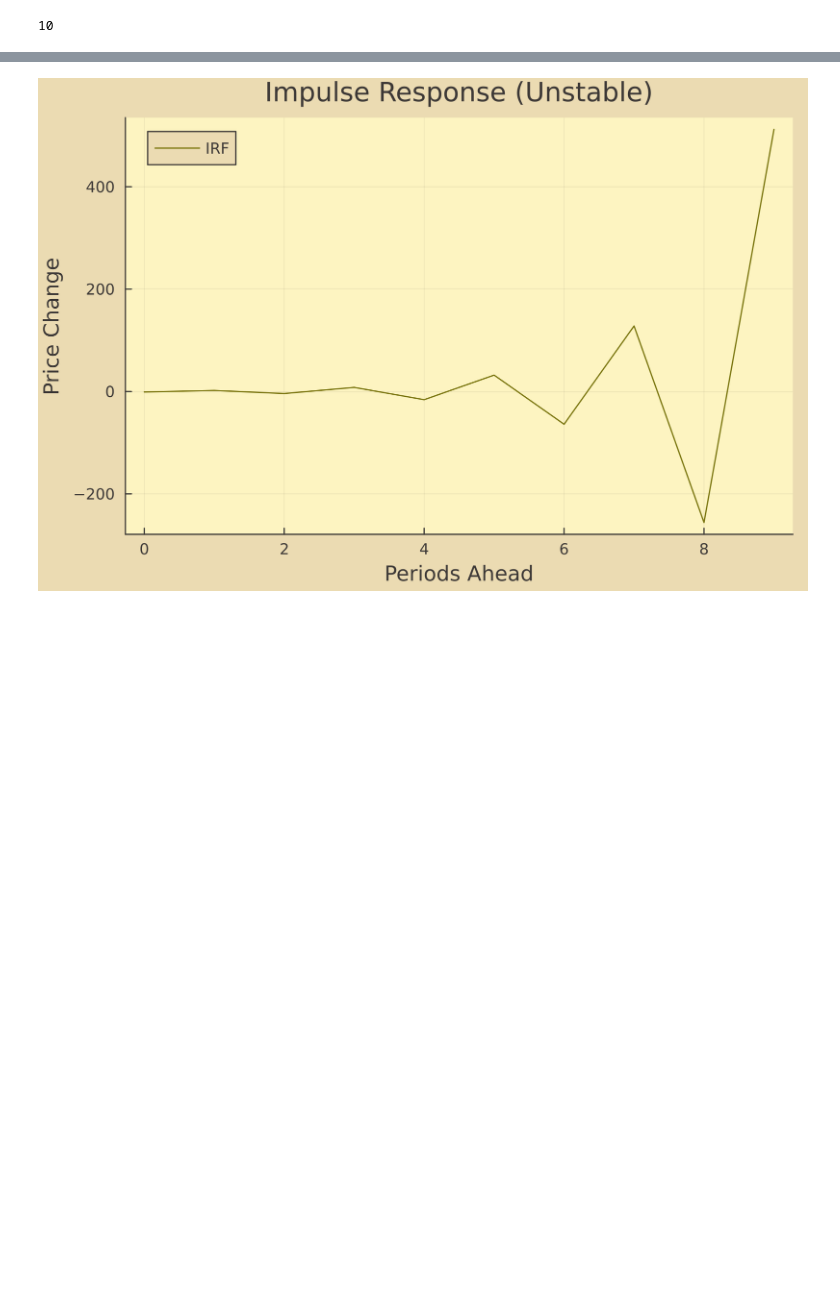
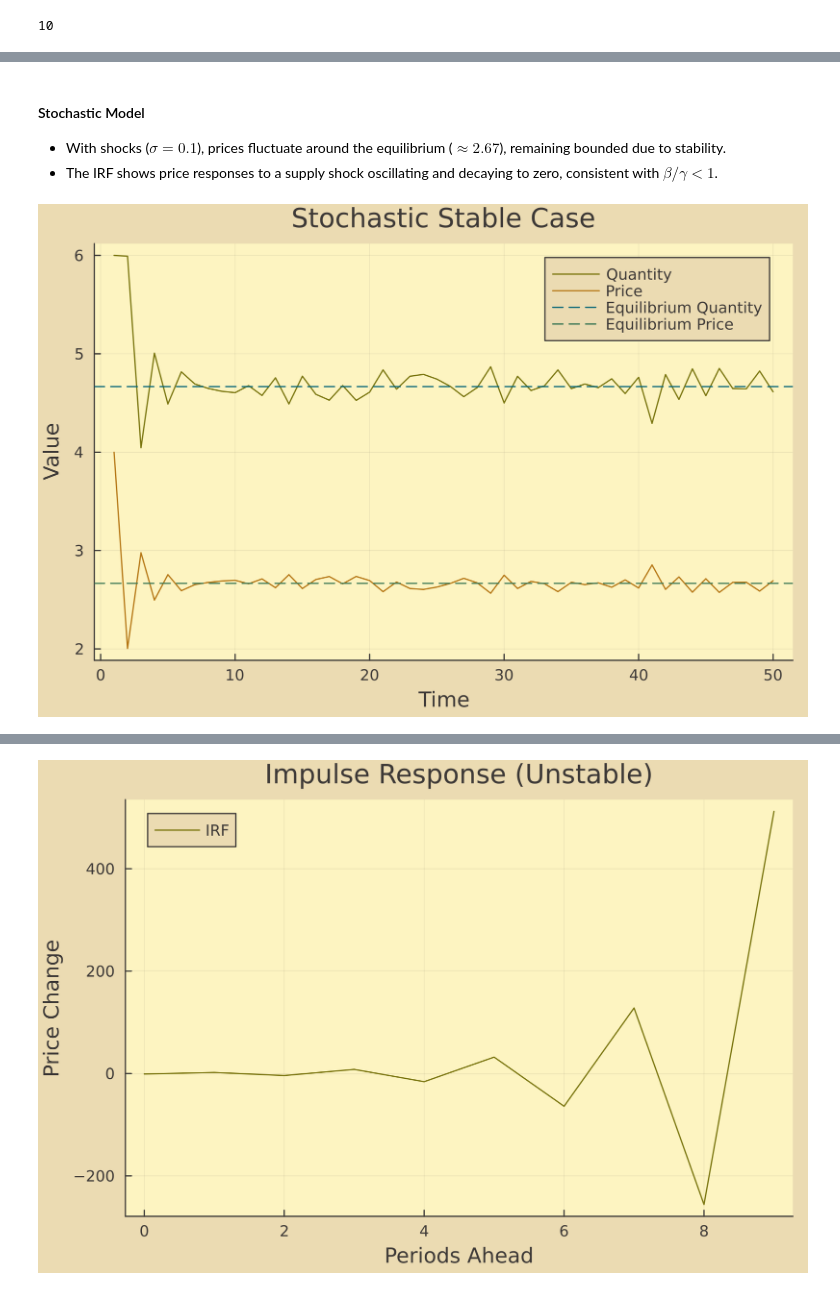
Before and after one commit to sovietscout/stochastic-cobweb-model, a Jupyter notebook: cobweb_model.ipynb, the cells around one changed output, grey strips where cells are left out. Cells and saved outputs as stored; diff of their text form; code cells hidden in the pictures; blank space fills up the shorter version.

```diff
--- a/cobweb_model.ipynb
+++ b/cobweb_model.ipynb
@@ -147,0 +189,13 @@ Plots.AnimatedGif("d:\\Development\\Projects\\cobweb-model\\images\\cobweb-deter
+# %% [markdown]
+#### Stochastic Model
+- With shocks ($ \sigma = 0.1 $), prices fluctuate around the equilibrium ($ \approx 2.67 $), remaining bounded due to stability.
+- The IRF shows price responses to a supply shock oscillating and decaying to zero, consistent with $ \beta/\gamma < 1 $.
+# %%
+prices_stable, quantities_stable, shocks_stable = cobweb_simulate(params_stable, T, p0)
+
+p_stoc_stable = plot(1:T, quantities_stable, label="Quantity", xlabel="Time", ylabel="Value", title="Stochastic Stable Case", dpi=300)
+plot!(p_stoc_stable, 1:T, prices_stable, label="Price")
+hline!(p_stoc_stable, [eq_quantity], label="Equilibrium Quantity", linestyle=:dash)
+hline!(p_stoc_stable, [eq_price], label="Equilibrium Price", linestyle=:dash)
+# %% [output]
+[figure, added]
```
Also changed, not shown: parts of 29 cells of this notebook, 7 other files.
